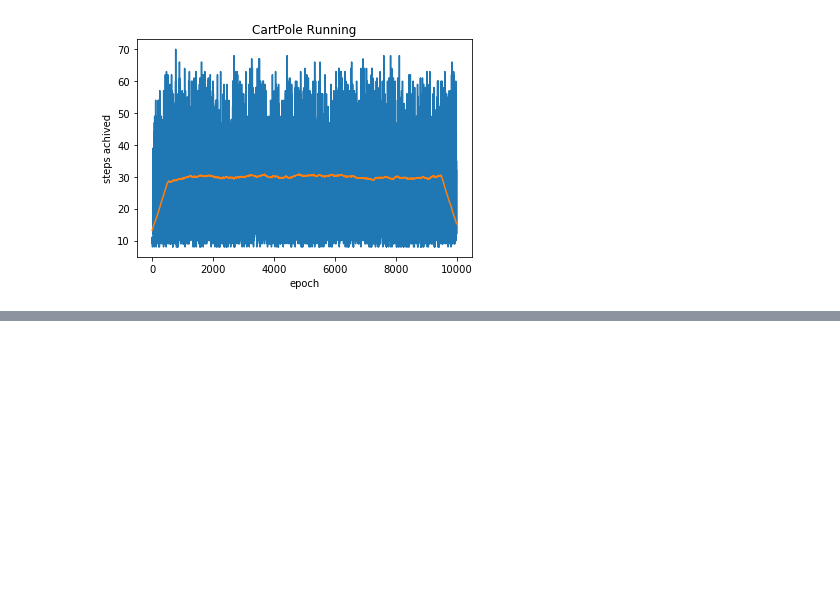
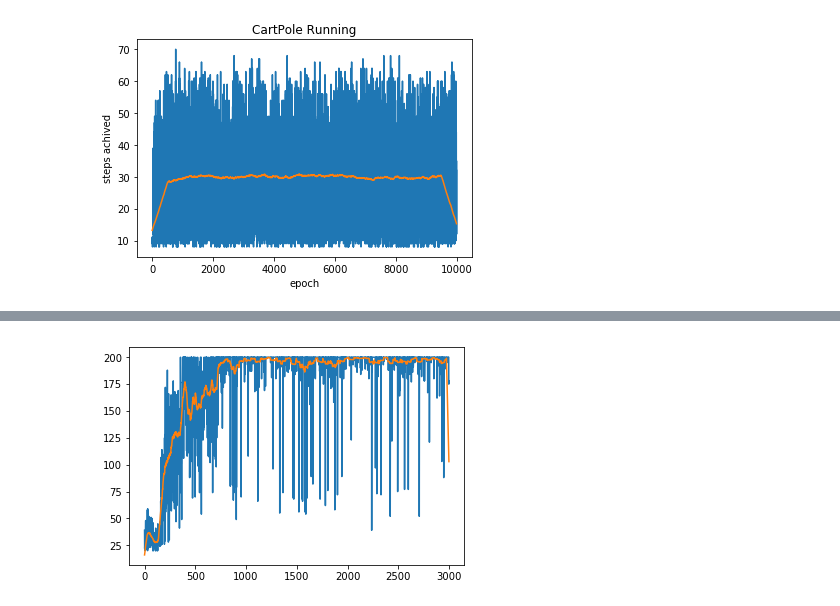
Before and after one commit to JamesLawton/ReinforcementLearningWS17, a Jupyter notebook: RLR_qlearning_cartpole.ipynb, the cells around one changed output, grey strips where cells are left out. Saved outputs shown, nothing was run; the diff lists cells and outputs as text; code cells hidden in the pictures; blank space fills up the shorter version.

```diff
--- a/RLR_qlearning_cartpole.ipynb
+++ b/RLR_qlearning_cartpole.ipynb
@@ -195,0 +413,8 @@ plt.show()
+# %%
+
+results_mean = movingaverage(history, 50)
+plt.plot(history)
+plt.plot(results_mean)
+plt.show()
+# %% [output]
+[figure, added]
```
Also changed, not shown: parts of 3 cells of this notebook.
